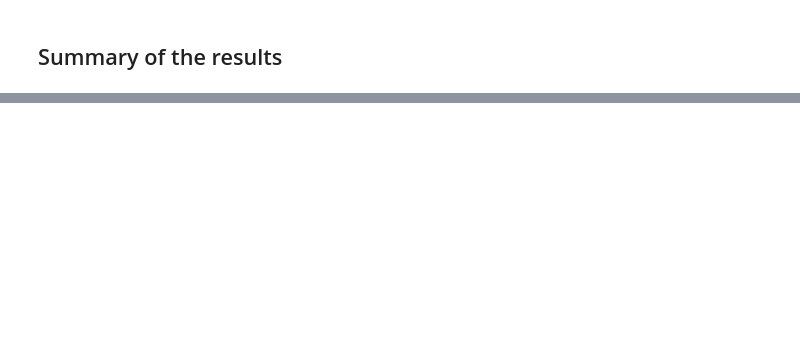
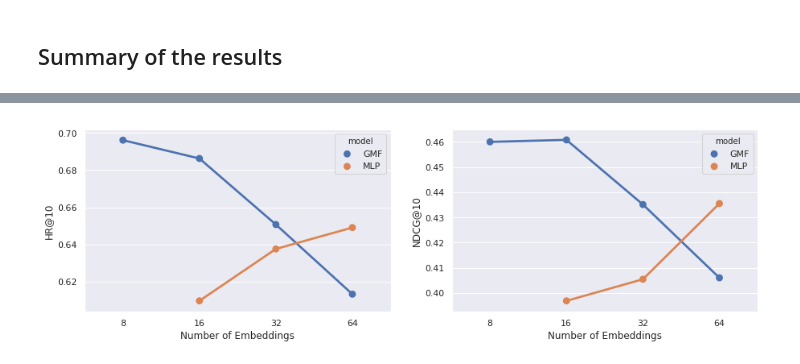
Before and after one commit to jrzaurin/RecoTour, a Jupyter notebook: Amazon/Chapter05_results_summary.ipynb, the cells around one changed output, grey strips where cells are left out. Drawn from its saved outputs; the diff is of its cells as text; code cells hidden in the pictures; blank space fills up the shorter version.

Commit message:
results summary almost finished

```diff
--- a/Amazon/Chapter05_results_summary.ipynb
+++ b/Amazon/Chapter05_results_summary.ipynb
@@ -61,0 +47,3 @@ More coming soon...
+# %%
+df_models = build_model_df(df_results)
+df_models
@@ -61,0 +59,4 @@ More coming soon...
+# %%
+plot_emb(df_models)
+# %% [output]
+[figure, added]
```
Also changed, not shown: parts of 12 cells of this notebook.
